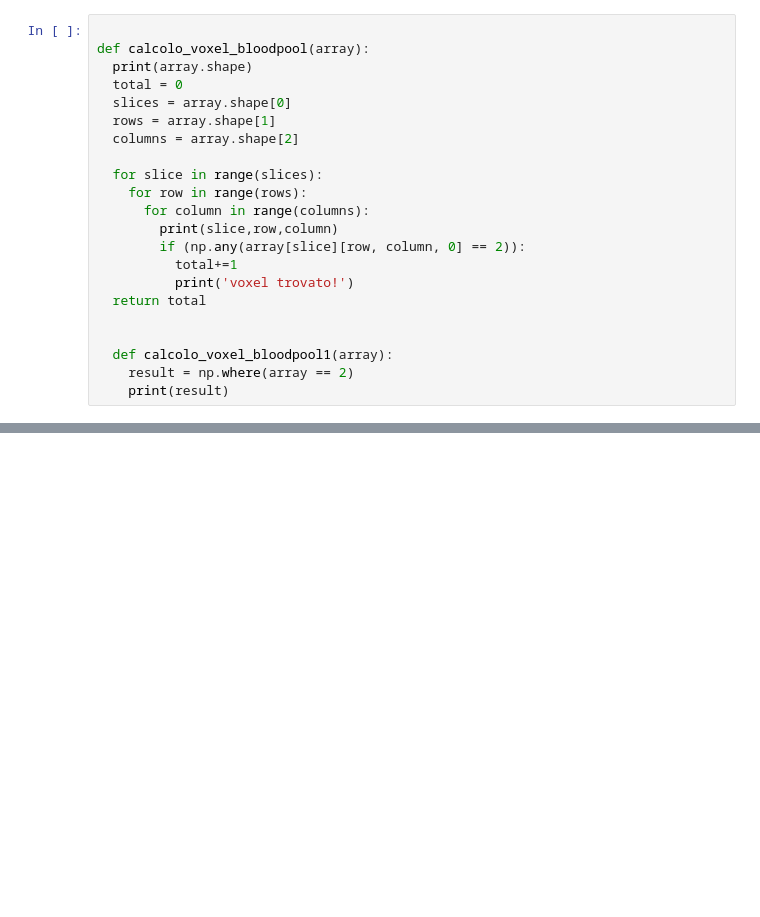
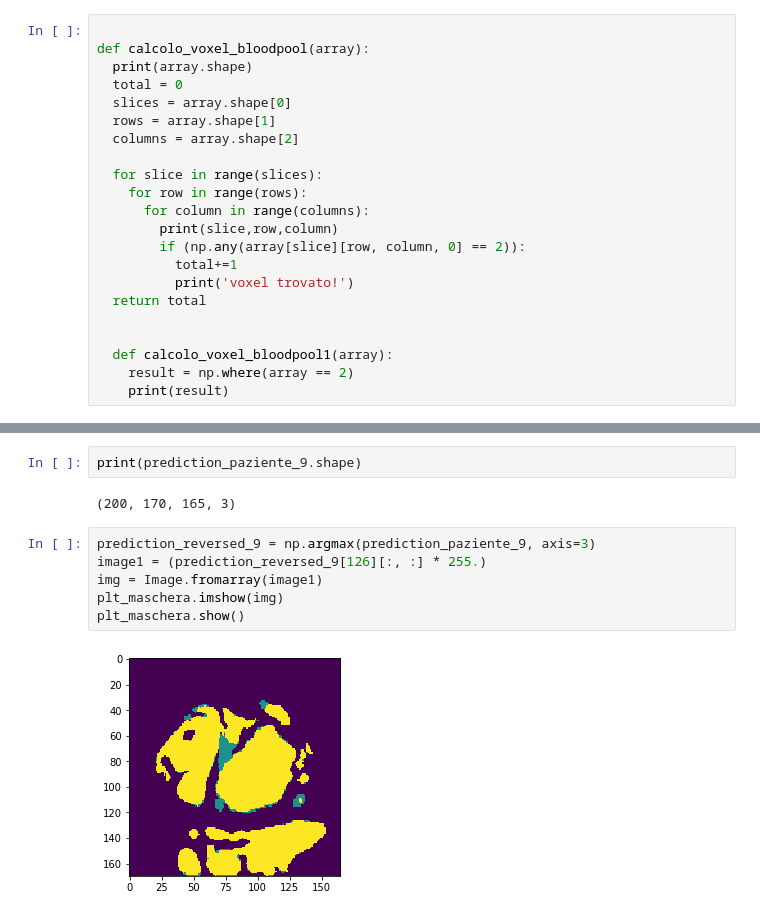
Before and after one commit to univpmCV2019/bloodPoolAndMyocardiumSegmentation, a Jupyter notebook: MyUnet.ipynb, the cells around one changed output, grey strips where cells are left out. Cells and saved outputs as stored; diff of their text form; blank space fills up the shorter version.

```diff
--- a/MyUnet.ipynb
+++ b/MyUnet.ipynb
@@ -768,0 +724,12 @@ Nro di voxel PREDICTION, paziente: 9
+# %%
+print(prediction_paziente_9.shape)
+# %% [output]
+(200, 170, 165, 3)
+# %%
+prediction_reversed_9 = np.argmax(prediction_paziente_9, axis=3)
+image1 = (prediction_reversed_9[126][:, :] * 255.)
+img = Image.fromarray(image1)
+plt_maschera.imshow(img)
+plt_maschera.show()
+# %% [output]
+[figure, added]
```
Also changed, not shown: parts of 19 cells of this notebook.
